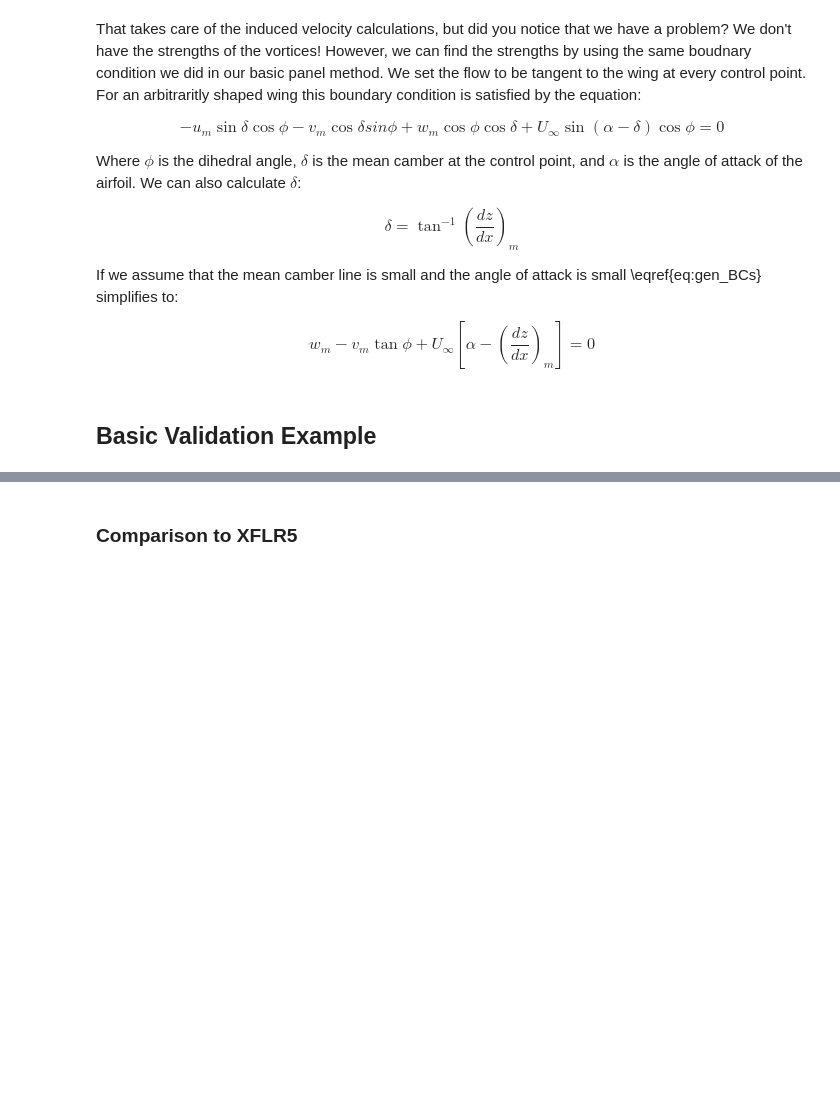
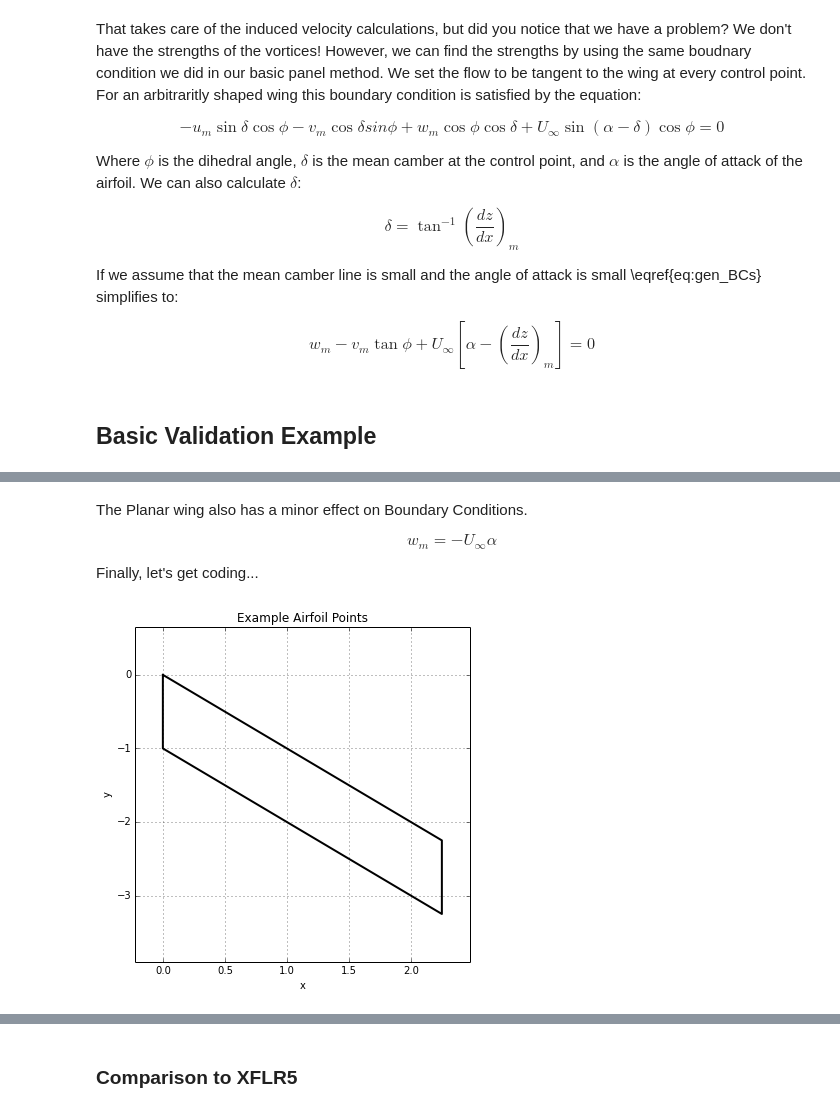
Before and after one commit to cbell14/Aero_Hydro, a Jupyter notebook: VLM.ipynb, the cells around one changed output, grey strips where cells are left out. Cells and saved outputs as stored; diff of their text form; code cells hidden in the pictures; blank space fills up the shorter version.

Commit message:
Adding some more text, start building downwash class

```diff
--- a/VLM.ipynb
+++ b/VLM.ipynb
@@ -269,3 +291,12 @@ Finally, let's get coding...
+# %% [markdown]
+The Planar wing also has a minor effect on Boundary Conditions.
+
+\begin{equation}
+w_m = -U_{\infty} \alpha
+%\label{eq:downwash_BC}
+\end{equation}
+
+Finally, let's get coding...
 # %%
 import numpy as np
 import math
@@ -273,0 +305,22 @@ import scipy as sp
+# %%
+with open ('./resources/VLM_Example_Airfoil.txt') as file_name:
+    num, x, y = np.loadtxt(file_name, dtype=float, delimiter='\t', unpack=True)
+
+val_x, val_y = 0.1, 0.2
+x_min, x_max = x.min(), x.max()
+y_min, y_max = y.min(), y.max()
+x_start, x_end = x_min-val_x*(x_max-x_min), x_max+val_x*(x_max-x_min)
+y_start, y_end = y_min-val_y*(y_max-y_min), y_max+val_y*(y_max-y_min)
+
+%matplotlib inline
+size = 6
+plt.figure(figsize=(size,size))
+plt.grid(True)
+plt.xlabel('x')
+plt.ylabel('y')
+plt.xlim(x_start, x_end)
+plt.ylim(y_start, y_end)
+plt.title('Example Airfoil Points')
+plt.plot(x, y, color='k', linestyle='-',linewidth=2);
+# %% [output]
+[figure, added]
```
Also changed, not shown: parts of 15 cells of this notebook, 3 other files.
